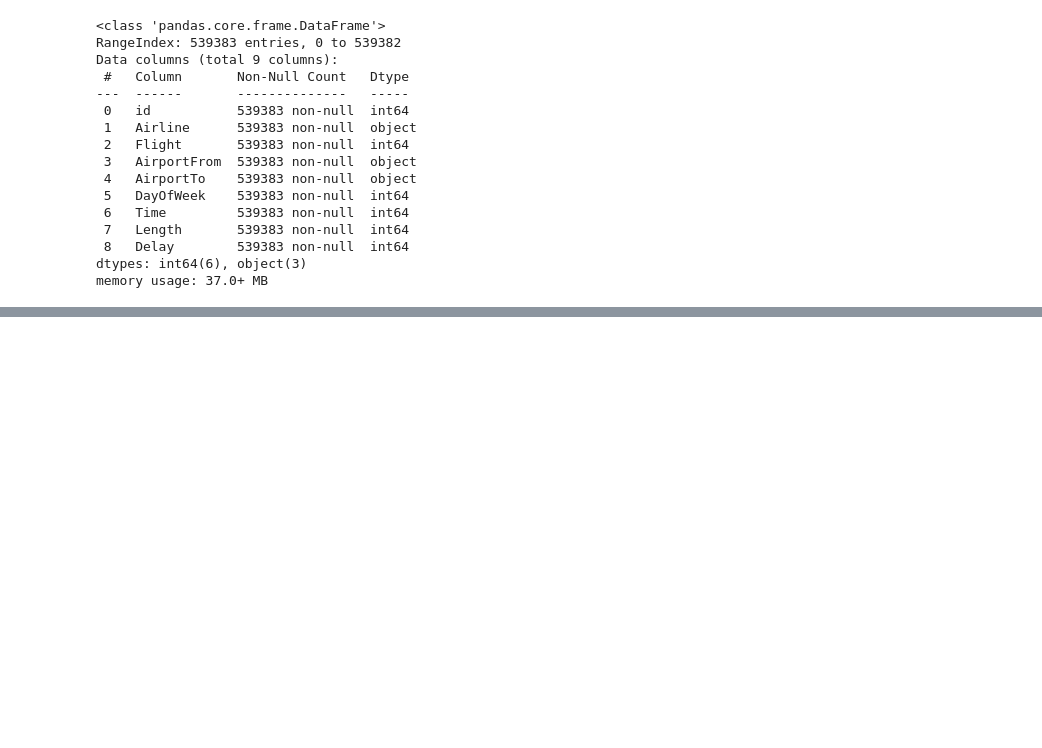
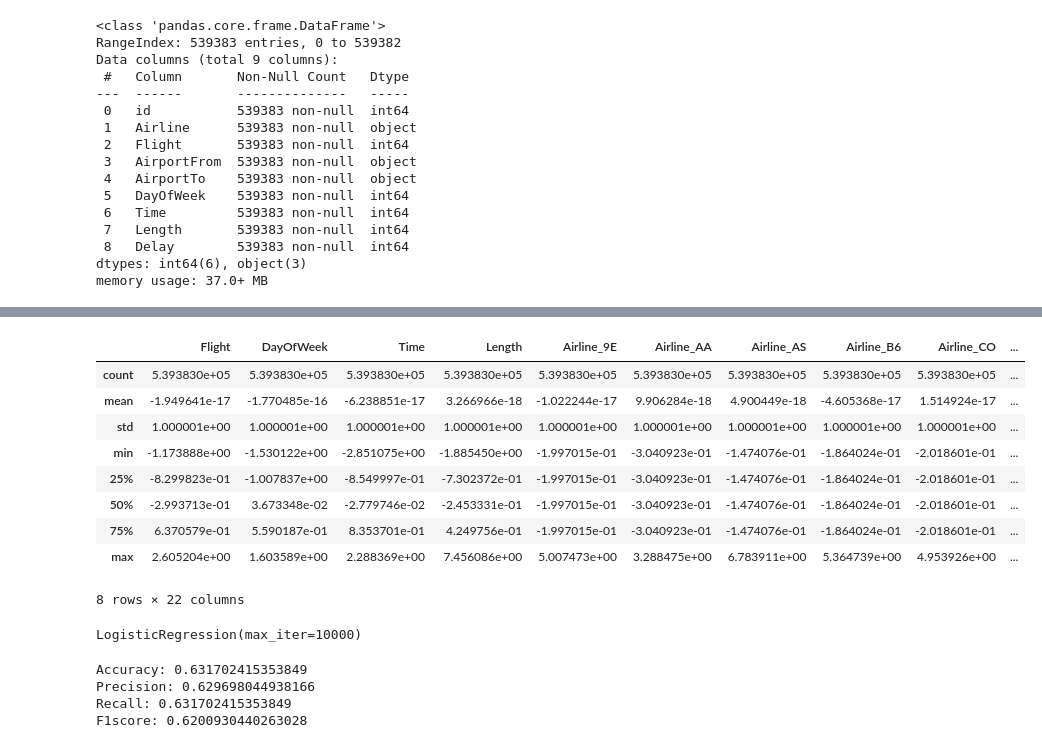
Before and after one commit to danm00nster/ML_PROJECT, a Jupyter notebook: ML_Daniel_Kwiecinski.ipynb, the cells around one changed output, grey strips where cells are left out. Saved outputs shown, nothing was run; the diff lists cells and outputs as text; code cells hidden in the pictures; blank space fills up the shorter version.

```diff
--- a/ML_Daniel_Kwiecinski.ipynb
+++ b/ML_Daniel_Kwiecinski.ipynb
@@ -53,0 +57,5 @@ AirlinesDF.head()
+# %%
+for col in ['Airline','Flight', 'DayOfWeek', 'Time', 'Length']:
+    AirlinesDF[col] = AirlinesDF[col].astype('category')
+# %%
+AirlinesDF=pd.get_dummies(AirlinesDF,columns=['Airline'],drop_first=False)
@@ -53,0 +82,2 @@ AirlinesDF.head()
+# %%
+y=AirlinesDF.pop("Delay")
@@ -53,0 +167,32 @@ AirlinesDF.head()
+# %%
+from sklearn.preprocessing import Normalizer, StandardScaler
+normalizer = Normalizer()
+standarizer = StandardScaler()
+preprocessor = standarizer
+
+def preprocess_data(X, preprocessor=None):
+    if preprocessor is not None:
+        preprocessor.fit(X)
+        X_preprocessed = X.copy()
+        X_preprocessed[:] = preprocessor.transform(X.values)
+        X = X_preprocessed
+    return X
+
+X = preprocess_data(X, standarizer)
+X.describe()
+# %% [output]
+|  | Flight | DayOfWeek | Time | Length | Airline_9E | Airline_AA | Airline_AS | Airline_B6 | Airline_CO | ... |
+| count | 5.393830e+05 | 5.393830e+05 | 5.393830e+05 | 5.393830e+05 | 5.393830e+05 | 5.393830e+05 | 5.393830e+05 | 5.393830e+05 | 5.393830e+05 | ... |
+| mean | -1.949641e-17 | -1.770485e-16 | -6.238851e-17 | 3.266966e-18 | -1.022244e-17 | 9.906284e-18 | 4.900449e-18 | -4.605368e-17 | 1.514924e-17 | ... |
+| std | 1.000001e+00 | 1.000001e+00 | 1.000001e+00 | 1.000001e+00 | 1.000001e+00 | 1.000001e+00 | 1.000001e+00 | 1.000001e+00 | 1.000001e+00 | ... |
+| min | -1.173888e+00 | -1.530122e+00 | -2.851075e+00 | -1.885450e+00 | -1.997015e-01 | -3.040923e-01 | -1.474076e-01 | -1.864024e-01 | -2.018601e-01 | ... |
+| 25% | -8.299823e-01 | -1.007837e+00 | -8.549997e-01 | -7.302372e-01 | -1.997015e-01 | -3.040923e-01 | -1.474076e-01 | -1.864024e-01 | -2.018601e-01 | ... |
+| 50% | -2.993713e-01 | 3.673348e-02 | -2.779746e-02 | -2.453331e-01 | -1.997015e-01 | -3.040923e-01 | -1.474076e-01 | -1.864024e-01 | -2.018601e-01 | ... |
+| 75% | 6.370579e-01 | 5.590187e-01 | 8.353701e-01 | 4.249756e-01 | -1.997015e-01 | -3.040923e-01 | -1.474076e-01 | -1.864024e-01 | -2.018601e-01 | ... |
+| max | 2.605204e+00 | 1.603589e+00 | 2.288369e+00 | 7.456086e+00 | 5.007473e+00 | 3.288475e+00 | 6.783911e+00 | 5.364739e+00 | 4.953926e+00 | ... |
+8 rows × 22 columns
+# %%
+model = LogisticRegression(max_iter=10000)
+model.fit(X_train, y_train)
+# %% [output]
+LogisticRegression(max_iter=10000)
@@ -53,0 +202,16 @@ AirlinesDF.head()
+# %%
+ccuracy_train = accuracy_score(y_train, y_pred_train)
+
+precision_train = precision_score(y_train, y_pred_train, average = 'weighted')
+recall_train = recall_score(y_train, y_pred_train, average= 'weighted')
+f1_train = f1_score(y_train,y_pred_train,average='weighted')
+
+print(f'Accuracy: {accuracy_train}')
+print(f'Precision: {precision_train}')
+print(f'Recall: {recall_train}')
+print(f'F1score: {f1_train}')
+# %% [output]
+Accuracy: 0.631702415353849
+Precision: 0.629698044938166
+Recall: 0.631702415353849
+F1score: 0.6200930440263028
```
Also changed, not shown: parts of 15 cells of this notebook.
